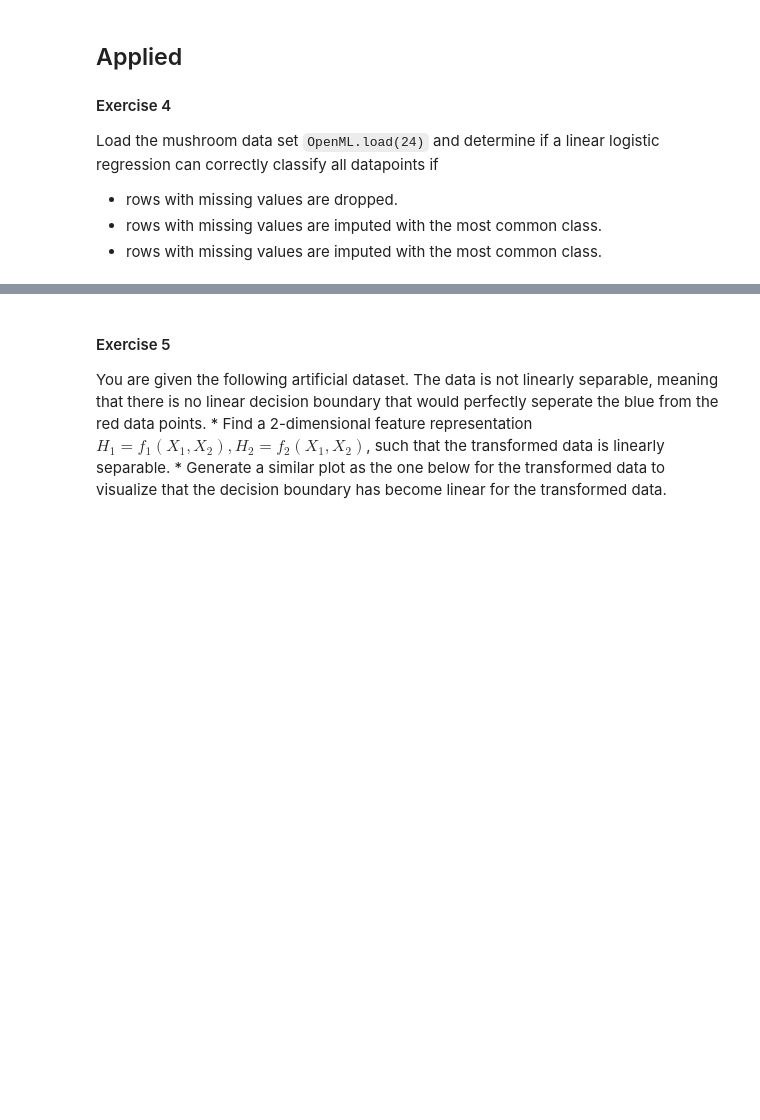
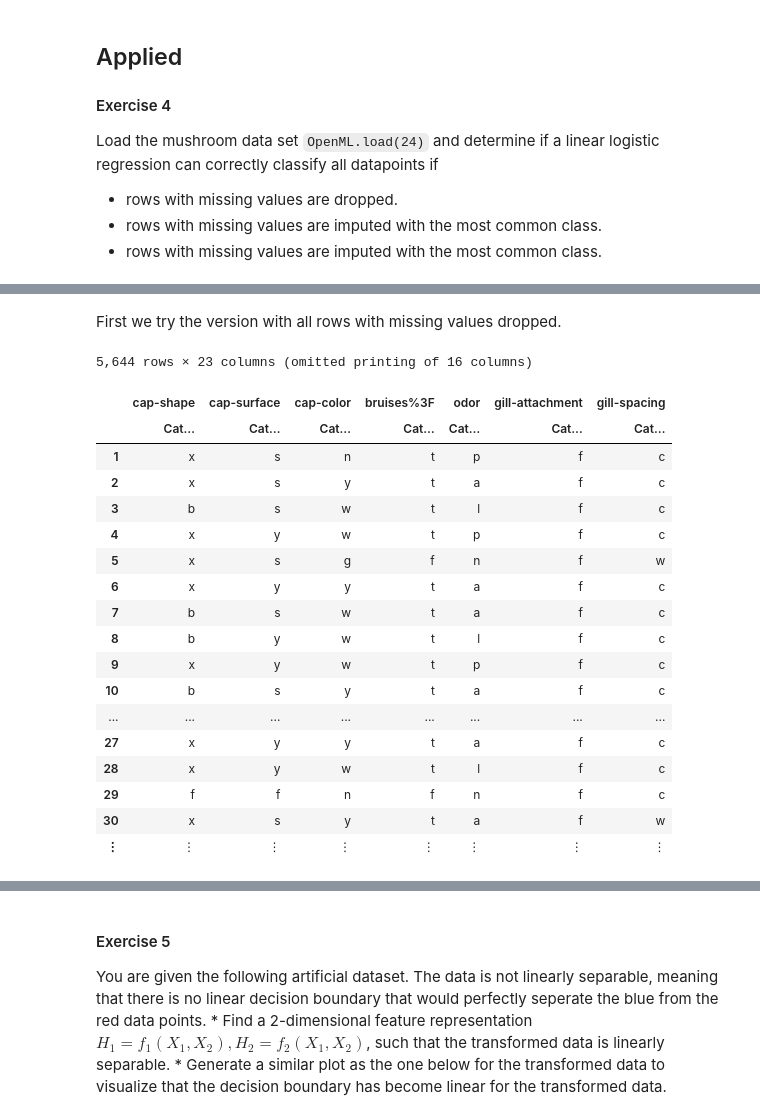
Before and after one commit to Simonlee711/EPFL, a Jupyter notebook: BIO-322/week7/exercise-7.ipynb, the cells around one changed output, grey strips where cells are left out. Cells and saved outputs as stored; diff of their text form; code cells hidden in the pictures; blank space fills up the shorter version.

```diff
--- a/BIO-322/week7/exercise-7.ipynb
+++ b/BIO-322/week7/exercise-7.ipynb
@@ -29,0 +87,24 @@ Load the mushroom data set `OpenML.load(24)` and determine if a linear logistic
+# %% [markdown]
+First we try the version with all rows with missing values dropped.
+# %%
+data_m = dropmissing(data)
+# %% [output]
+5,644 rows × 23 columns (omitted printing of 16 columns)
+|  | cap-shape | cap-surface | cap-color | bruises%3F | odor | gill-attachment | gill-spacing |
+|  | Cat… | Cat… | Cat… | Cat… | Cat… | Cat… | Cat… |
+| 1 | x | s | n | t | p | f | c |
+| 2 | x | s | y | t | a | f | c |
+| 3 | b | s | w | t | l | f | c |
+| 4 | x | y | w | t | p | f | c |
+| 5 | x | s | g | f | n | f | w |
+| 6 | x | y | y | t | a | f | c |
+| 7 | b | s | w | t | a | f | c |
+| 8 | b | y | w | t | l | f | c |
+| 9 | x | y | w | t | p | f | c |
+| 10 | b | s | y | t | a | f | c |
+| ... | ... | ... | ... | ... | ... | ... | ... |
+| 27 | x | y | y | t | a | f | c |
+| 28 | x | y | w | t | l | f | c |
+| 29 | f | f | n | f | n | f | c |
+| 30 | x | s | y | t | a | f | w |
+| ⋮ | ⋮ | ⋮ | ⋮ | ⋮ | ⋮ | ⋮ | ⋮ |
```
Also changed, not shown: parts of 35 cells of this notebook, 4 other files.
